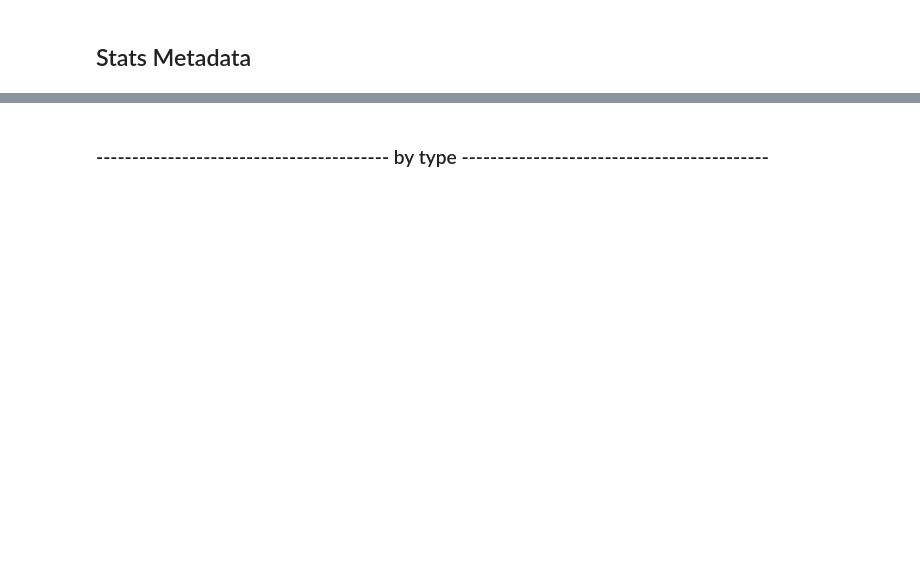
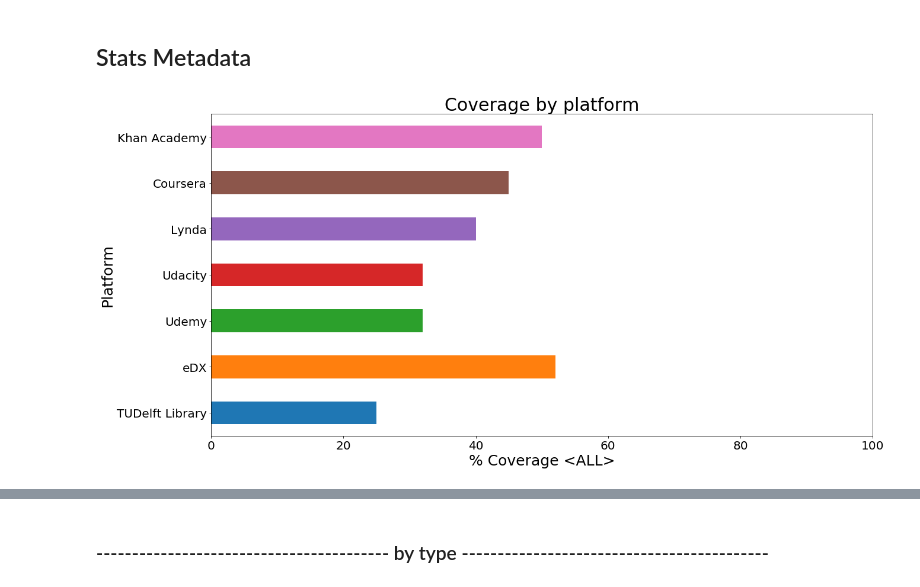
Before and after one commit to adimitrova/Thesis, a Jupyter notebook: Python Scripts/Metadata platform coverage stats and plots.ipynb, the cells around one changed output, grey strips where cells are left out. Drawn from its saved outputs; the diff is of its cells as text; code cells hidden in the pictures; blank space fills up the shorter version.

```diff
--- a/Python Scripts/Metadata platform coverage stats and plots.ipynb
+++ b/Python Scripts/Metadata platform coverage stats and plots.ipynb
@@ -89,18 +89,23 @@ table.add_rows([['Platform', 'Descriptional','Technical','Educational','Administ
                 ['Khan Academy','{0:.2f} %'.format(khanD_cov),'{0:.2f} %'.format(khanT_cov),'{0:.2f} %'.format(khanE_cov),'{0:.2f} %'.format(khanA_cov),'{0:.2f} %'.format(khanU_cov),'{0:.2f} %'.format(khanAll_cov)],])
 #print(table.draw())
 
-imagepath = r"C:\Users\ani\Github\Thesis\Python Scripts\plots"
+imagepath = r"C:\Users\ani\Desktop\plots"
 # %%
 # All Platforms average
 platform = ['TUDelft Library','eDX','Udemy','Udacity','Lynda','Coursera','Khan Academy']
 data = [int(tudAll_cov),int(edxAll_cov),int(udacityAll_cov),int(udacityAll_cov),int(lyndaAll_cov),int(coursAll_cov),int(khanAll_cov)]
 
 data_ser = pd.Series(data, index=platform)
-data_ser.plot(x='coverage',kind='barh',xlim=(0,100),figsize=(10, 5),title="Coverage by platform")
+data_ser.plot(x='coverage',kind='barh',xlim=(0,100),figsize=(20, 10))
 
-plt.xlabel('% Coverage <ALL>')
-plt.ylabel('Platform')
+plt.title('Coverage by platform', size = 30)
+plt.xlabel('% Coverage <ALL>', size = 25)
+plt.yticks(size = 20)
+plt.xticks(size = 20)
+plt.ylabel('Platform',size = 25)
 plt.savefig(imagepath+'\\platformCoverage.png',bbox_inches="tight")
+# %% [output]
+[figure, added]
 # %%
 #TuDelft
 mdtype = ['Descriptive','Technical','Educational','Administrative','User-related','Average']
```
Also changed, not shown: parts of 16 cells of this notebook.
